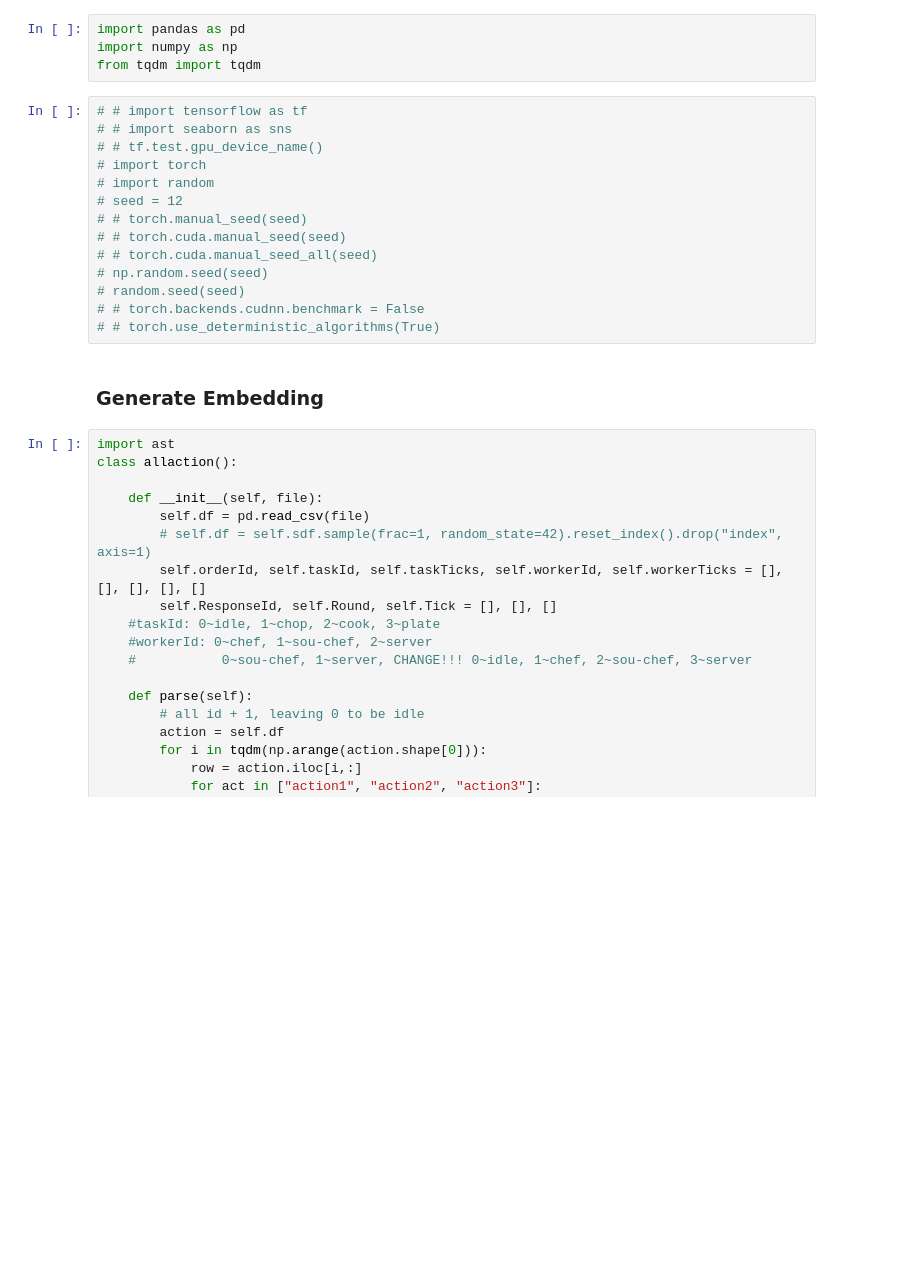
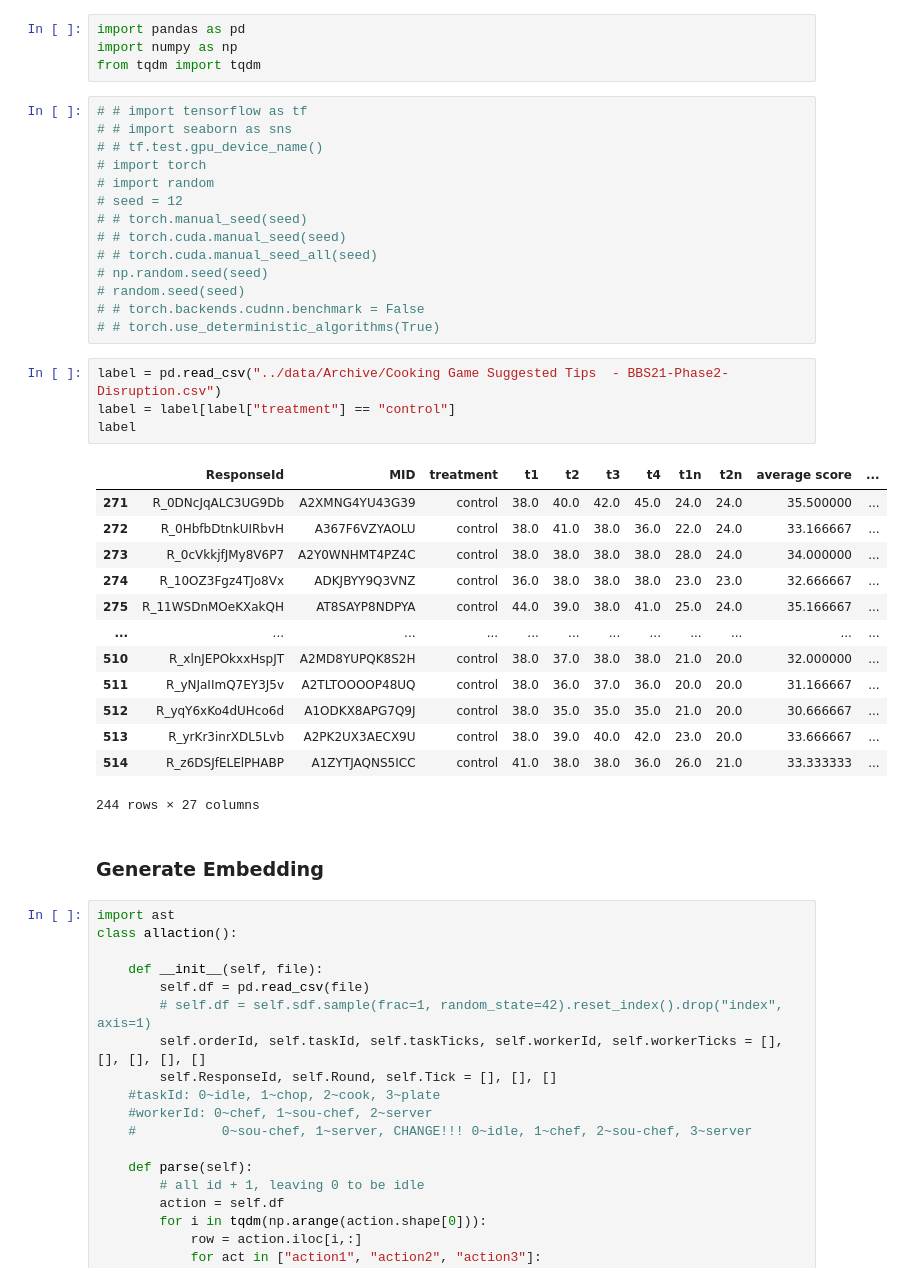
Before and after one commit to Thunderbeee/hai-cooking, a Jupyter notebook: modeling/embedding_generator_new copy.ipynb, the cells around one changed output. Cells and saved outputs as stored; diff of their text form; blank space fills up the shorter version.

```diff
--- a/modeling/embedding_generator_new copy.ipynb
+++ b/modeling/embedding_generator_new copy.ipynb
@@ -16,6 +16,24 @@ from tqdm import tqdm
 # random.seed(seed)
 # # torch.backends.cudnn.benchmark = False
 # # torch.use_deterministic_algorithms(True)
+# %%
+label = pd.read_csv("../data/Archive/Cooking Game Suggested Tips  - BBS21-Phase2-Disruption.csv")
+label = label[label["treatment"] == "control"]
+label
+# %% [output]
+|  | ResponseId | MID | treatment | t1 | t2 | t3 | t4 | t1n | t2n | average score | ... |
+| 271 | R_0DNcJqALC3UG9Db | A2XMNG4YU43G39 | control | 38.0 | 40.0 | 42.0 | 45.0 | 24.0 | 24.0 | 35.500000 | ... |
+| 272 | R_0HbfbDtnkUIRbvH | A367F6VZYAOLU | control | 38.0 | 41.0 | 38.0 | 36.0 | 22.0 | 24.0 | 33.166667 | ... |
+| 273 | R_0cVkkjfJMy8V6P7 | A2Y0WNHMT4PZ4C | control | 38.0 | 38.0 | 38.0 | 38.0 | 28.0 | 24.0 | 34.000000 | ... |
+| 274 | R_10OZ3Fgz4TJo8Vx | ADKJBYY9Q3VNZ | control | 36.0 | 38.0 | 38.0 | 38.0 | 23.0 | 23.0 | 32.666667 | ... |
+| 275 | R_11WSDnMOeKXakQH | AT8SAYP8NDPYA | control | 44.0 | 39.0 | 38.0 | 41.0 | 25.0 | 24.0 | 35.166667 | ... |
+| ... | ... | ... | ... | ... | ... | ... | ... | ... | ... | ... | ... |
+| 510 | R_xlnJEPOkxxHspJT | A2MD8YUPQK8S2H | control | 38.0 | 37.0 | 38.0 | 38.0 | 21.0 | 20.0 | 32.000000 | ... |
+| 511 | R_yNJaIImQ7EY3J5v | A2TLTOOOOP48UQ | control | 38.0 | 36.0 | 37.0 | 36.0 | 20.0 | 20.0 | 31.166667 | ... |
+| 512 | R_yqY6xKo4dUHco6d | A1ODKX8APG7Q9J | control | 38.0 | 35.0 | 35.0 | 35.0 | 21.0 | 20.0 | 30.666667 | ... |
+| 513 | R_yrKr3inrXDL5Lvb | A2PK2UX3AECX9U | control | 38.0 | 39.0 | 40.0 | 42.0 | 23.0 | 20.0 | 33.666667 | ... |
+| 514 | R_z6DSJfELElPHABP | A1ZYTJAQNS5ICC | control | 41.0 | 38.0 | 38.0 | 36.0 | 26.0 | 21.0 | 33.333333 | ... |
+244 rows × 27 columns
 # %% [markdown]
 ### Generate Embedding
 # %%
```
Also changed, not shown: parts of 20 cells of this notebook, 26 other files.
